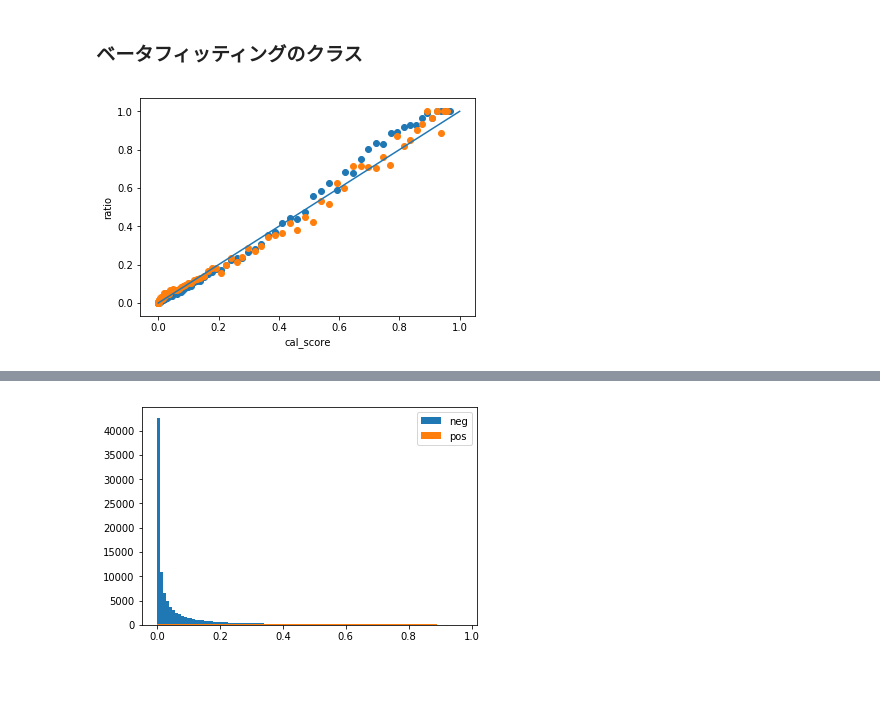
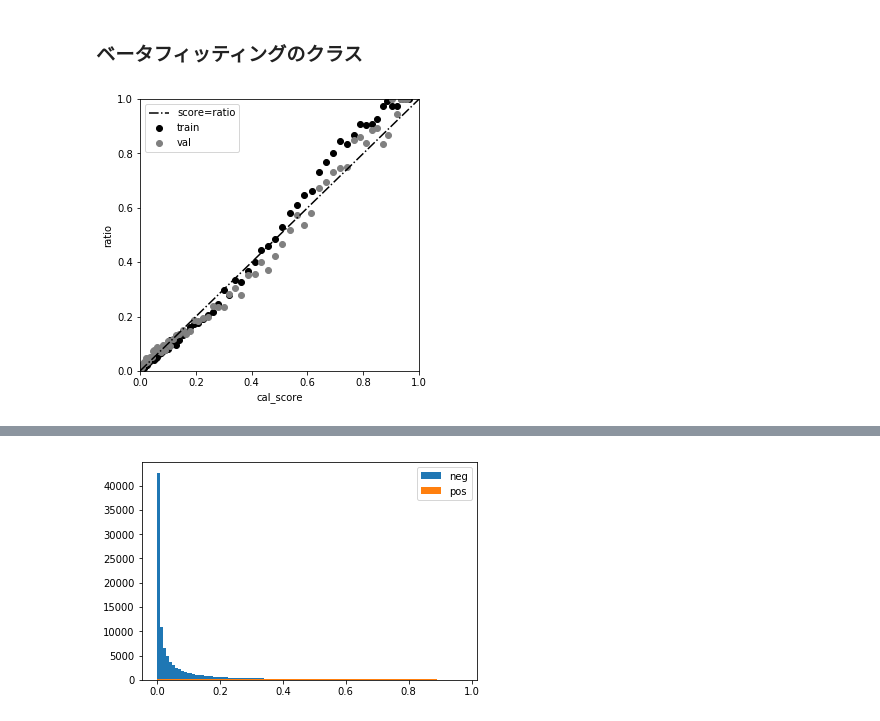
Before and after one commit to Rio114/MachineLearning, a Jupyter notebook: unbalance/src/beta_fitting.ipynb, the cells around one changed output, grey strips where cells are left out. Cells and saved outputs as stored; diff of their text form; code cells hidden in the pictures; blank space fills up the shorter version.

```diff
--- a/unbalance/src/beta_fitting.ipynb
+++ b/unbalance/src/beta_fitting.ipynb
@@ -285,15 +320,26 @@ betaFitting = BetaFitting(model, X_train, y_train)
 cal_scores_train = betaFitting.fit_arr(scores_train)
 cal_scores_val = betaFitting.fit_arr(scores_val)
 # %%
-plt.scatter(cal_scores_train, ctrs_train)
-plt.scatter(cal_scores_val, ctrs_val)
+plt.figure(figsize=(5,5))
+plt.scatter(cal_scores_train, ctrs_train, color='black', label='train')
+plt.scatter(cal_scores_val, ctrs_val, color='gray', label='val')
 
-plt.plot([0,1], [0,1])
+plt.plot([0,1], [0,1], color='black', linestyle='-.', label='score=ratio')
+
+
 plt.xlabel('cal_score')
 plt.ylabel('ratio')
+
+plt.xlim(0,1)
+plt.ylim(0,1)
+
+title = IMAGE_PATH + 'cal_score_ratio_plot.png'
+plt.savefig(title, dpi=300)
+plt.legend()
+
 plt.show()
 # %% [output]
-[figure, old version]
+[figure, new version]
 # %%
 # テストデータを予測する
 def evals2(X, y_true, ctr_train):
```
Also changed, not shown: parts of 14 cells of this notebook, 29 other files.
